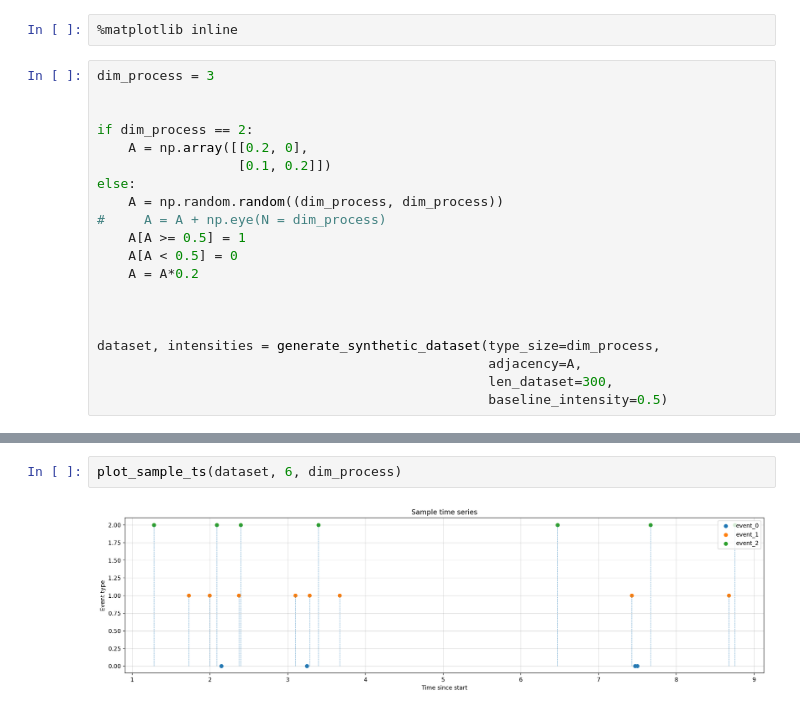
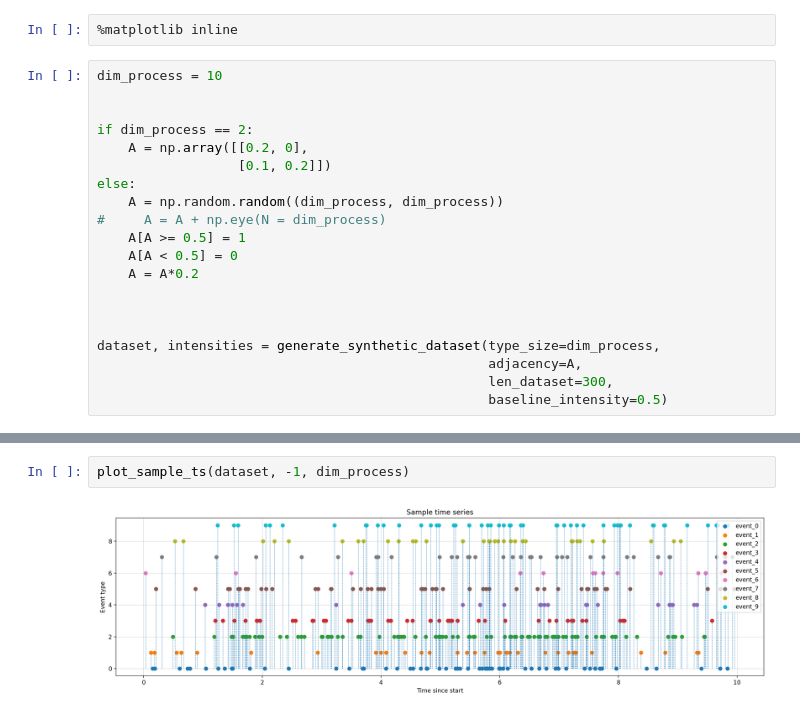
Before and after one commit to Darkmotion/Causality-based-event-sequence-modelling, a Jupyter notebook: causal_nh/notebooks/Obtaining_synthetic_data.ipynb, the cells around one changed output, grey strips where cells are left out. Saved outputs shown, nothing was run; the diff lists cells and outputs as text.

```diff
--- a/causal_nh/notebooks/Obtaining_synthetic_data.ipynb
+++ b/causal_nh/notebooks/Obtaining_synthetic_data.ipynb
@@ -8,7 +8,7 @@ import pickle
 # %%
 %matplotlib inline
 # %%
-dim_process = 3
+dim_process = 10
 
 
 if dim_process == 2:
@@ -47,4 +59,4 @@ for intensity in intensities[2]:
 # %%
-plot_sample_ts(dataset, 6, dim_process)
+plot_sample_ts(dataset, -1, dim_process)
 # %% [output]
-[figure, old version]
+[figure, new version]
```
Also changed, not shown: parts of 4 cells of this notebook, 16 other files.
